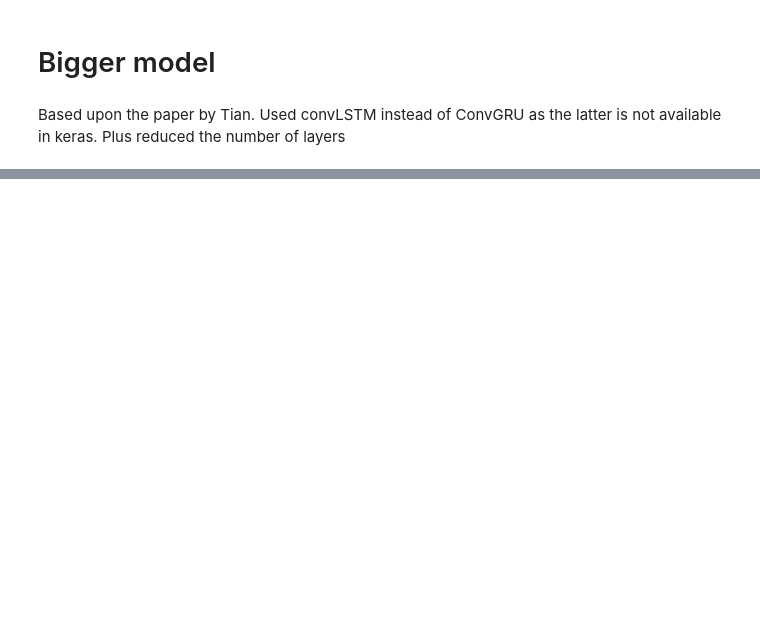
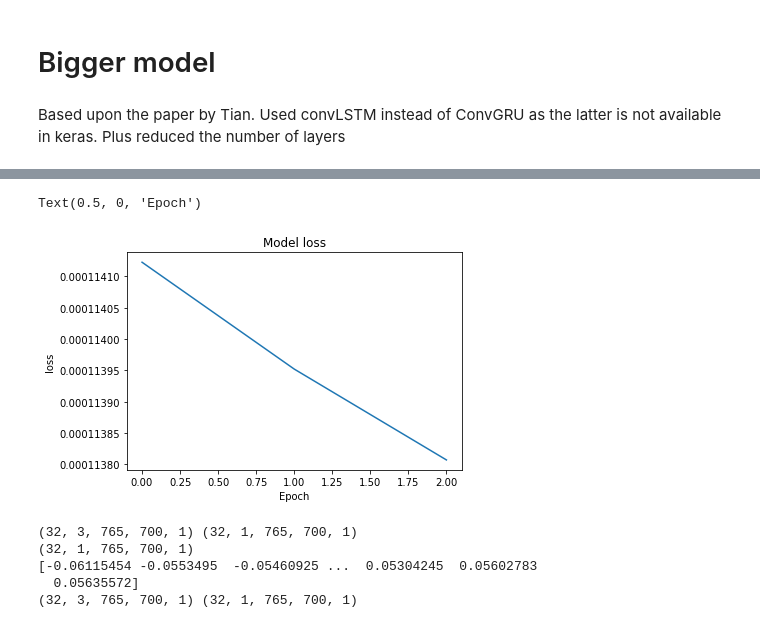
Before and after one commit to KoertS/precipitation-nowcasting-using-GANs, a Jupyter notebook: precipitation_forecasting/data_loader.ipynb, the cells around one changed output, grey strips where cells are left out. Saved outputs shown, nothing was run; the diff lists cells and outputs as text; code cells hidden in the pictures; blank space fills up the shorter version.

```diff
--- a/precipitation_forecasting/data_loader.ipynb
+++ b/precipitation_forecasting/data_loader.ipynb
@@ -509,10 +509,12 @@ def bigger_model():
                                          strides=(5,5), padding='same')(convLSTM)
     convLSTM = tf.keras.layers.LeakyReLU()(convLSTM)
     output = tf.keras.layers.Conv2D(filters=1, kernel_size=(1, 1),
-                                    strides=(1,1), padding='same', activation='sigmoid')(up)
+                                    strides=(1,1), padding='same')(up)
 
     output = tf.keras.layers.Reshape(target_shape=(1,765, 700, 1))(output)
-    model = tf.keras.Model(inputs=input_seq, outputs=output)
+    output_with_mask = tf.keras.layers.Multiply()([output, mask])
+
+    model = tf.keras.Model(inputs=input_seq, outputs=output_with_mask)
     return model
 
 model = bigger_model()
@@ -541,7 +543,7 @@ Non-trainable params: 0
 _________________________________________________________________
 # %%
 start_dt = datetime(2020,1,1,0,0)
-end_dt =  datetime(2020,1,1,23,55)
+end_dt =  datetime(2020,1,5,23,55)
 list_IDs = get_list_IDs(start_dt, end_dt)
 print(len(list_IDs))
 generator = DataGenerator(list_IDs, batch_size=32, x_seq_size=x_seq_size, y_seq_size=y_seq_size, normalize_y=False)
@@ -553,0 +561,22 @@ Epoch 1/3
+# %%
+# Plot the training progress
+plt.plot(hist.history['loss'])
+plt.title('Model loss')
+plt.ylabel('loss')
+plt.xlabel('Epoch')
+# %% [output]
+Text(0.5, 0, 'Epoch')
+[figure, added]
+# %%
+for i in generator:
+    x,y = i
+    print(x.shape, y.shape)
+    out = model(x)
+    print(out.shape)
+    print(np.unique(out))
+# %% [output]
+(32, 3, 765, 700, 1) (32, 1, 765, 700, 1)
+(32, 1, 765, 700, 1)
+[-0.06115454 -0.0553495  -0.05460925 ...  0.05304245  0.05602783
+  0.05635572]
+(32, 3, 765, 700, 1) (32, 1, 765, 700, 1)
```
Also changed, not shown: parts of 18 cells of this notebook, 1 other file.
